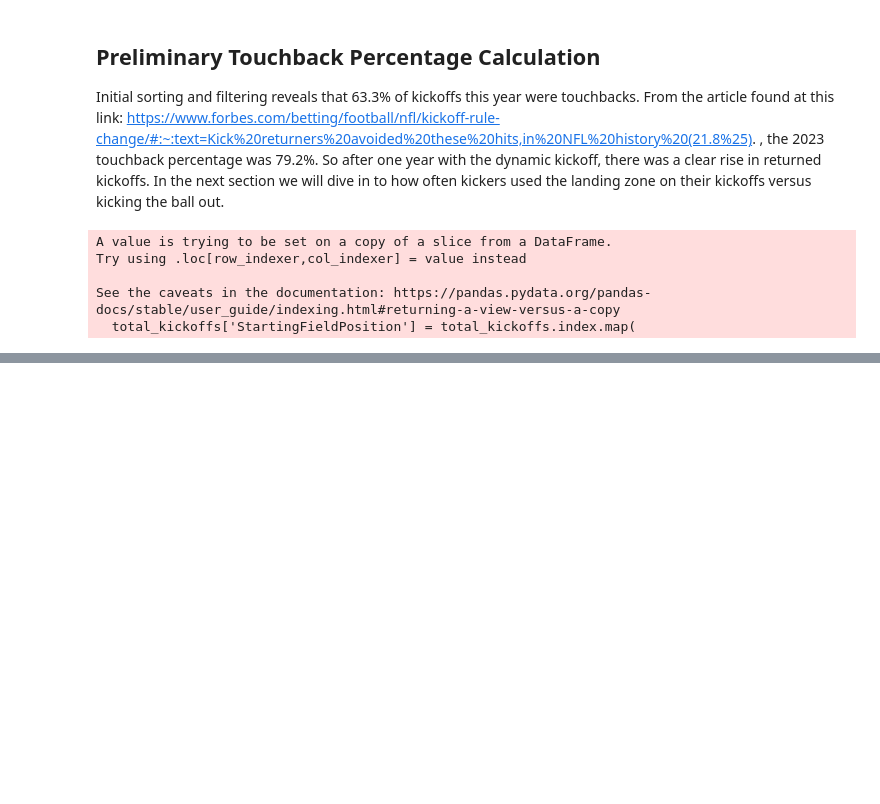
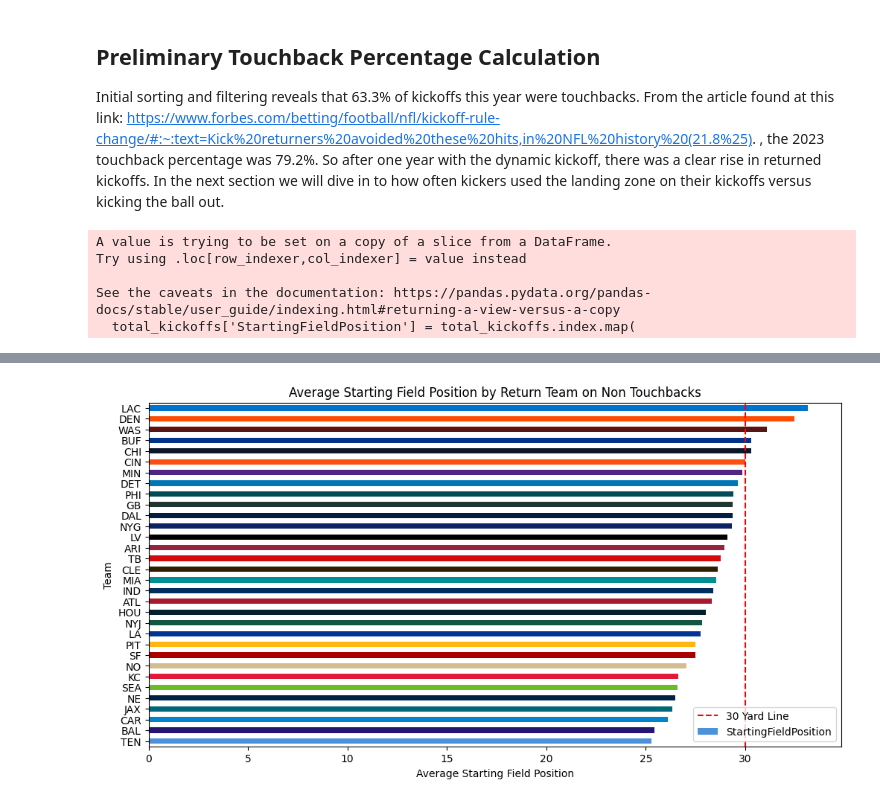
Before and after one commit to AldenBlackman/New-NFL-Kickoff-Data-Analysis, a Jupyter notebook: notebooks/01_kickoff_analysis.ipynb, the cells around one changed output, grey strips where cells are left out. Saved outputs shown, nothing was run; the diff lists cells and outputs as text; code cells hidden in the pictures; blank space fills up the shorter version.

```diff
--- a/notebooks/01_kickoff_analysis.ipynb
+++ b/notebooks/01_kickoff_analysis.ipynb
@@ -199,0 +346,29 @@ nfl_2024_playbyplay.iloc[45253:45263]
+# %%
+#now for which teams had the best returns on kickoffs
+# Create a pivot table to calculate average starting field position by team on non touchback kickoffs
+# Filter out touchbacks
+non_touchbacks = total_kickoffs.loc[total_kickoffs["TOUCHBACK"] == False]
+# Calculate average starting field position by team
+x_return_team_pivot = non_touchbacks.pivot_table(
+    index='OffenseTeam',
+    values='StartingFieldPosition',
+    aggfunc= 'mean'
+).sort_values(by='StartingFieldPosition', ascending=True)
+# Use the color mapping for the bars
+colors = [nfl_colors[team] for team in x_return_team_pivot.index]
+# Convert the pivot table to a Series (assuming the column is named 'StartingFieldPosition')
+x_return_series = x_return_team_pivot['StartingFieldPosition']
+# Plot the Series so that the colors list is applied to each bar individually
+x_return_series.plot.barh(
+    title='Average Starting Field Position by Return Team on Non Touchbacks',
+    ylabel='Team',
+    xlabel='Average Starting Field Position',
+    figsize=(12, 6),
+    color=colors  # Now each bar gets its own color from the list
+)
+#add red line at the 30 yard line to show which teams are at an advantage with the new rule
+plt.axvline(x=30, color='red', linestyle='--', label='30 Yard Line')
+plt.legend()
+save_fig("return_team_average_starting_field_position_non_touchbacks")
+# %% [output]
+[figure, added]
```
Also changed, not shown: parts of 33 cells of this notebook, 3 other files.
